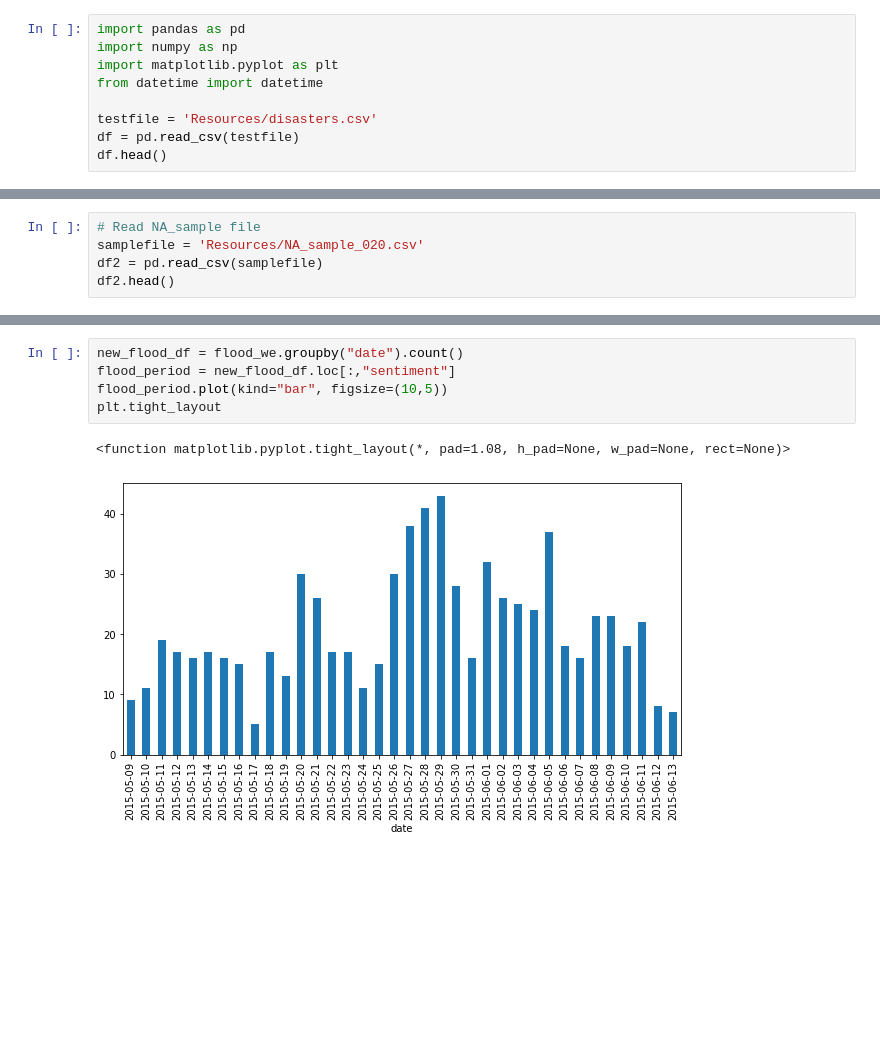
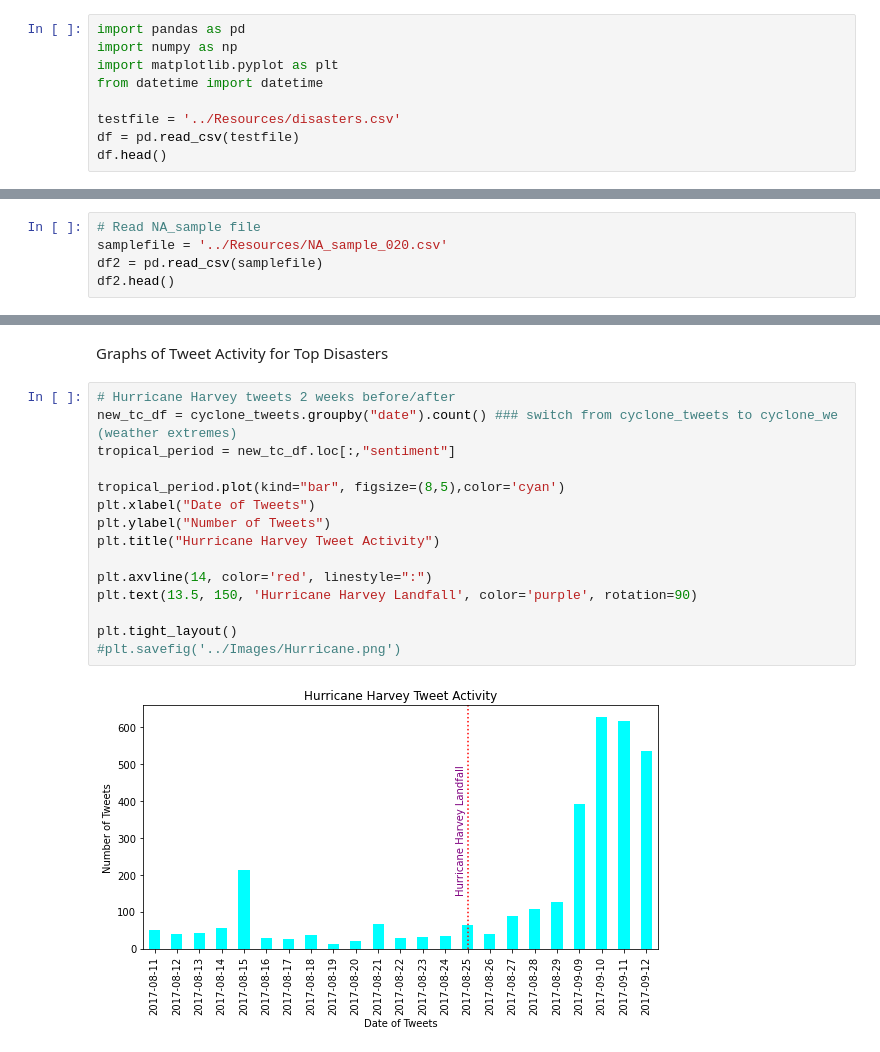
Before and after one commit to andcetera/Twitter-climate-change-sentiment, a Jupyter notebook: Individual_Contributors/us_disasters.ipynb, the cells around one changed output, grey strips where cells are left out. Saved outputs shown, nothing was run; the diff lists cells and outputs as text; blank space fills up the shorter version.

Commit message:
cleaned code and updated graphs

```diff
--- a/Individual_Contributors/us_disasters.ipynb
+++ b/Individual_Contributors/us_disasters.ipynb
@@ -4,7 +6,7 @@ import numpy as np
 import matplotlib.pyplot as plt
 from datetime import datetime
 
-testfile = 'Resources/disasters.csv'
+testfile = '../Resources/disasters.csv'
 df = pd.read_csv(testfile)
 df.head()
 # %% [output]
@@ -138,6 +124,6 @@ Name: end_date, dtype: datetime64[ns]
 # %%
 # Read NA_sample file
-samplefile = 'Resources/NA_sample_020.csv'
+samplefile = '../Resources/NA_sample_020.csv'
 df2 = pd.read_csv(samplefile)
 df2.head()
 # %% [output]
@@ -325,8 +242,19 @@ plt.tight_layout()
-# %%
-new_flood_df = flood_we.groupby("date").count()
-flood_period = new_flood_df.loc[:,"sentiment"]
-flood_period.plot(kind="bar", figsize=(10,5))
-plt.tight_layout
-# %% [output]
-<function matplotlib.pyplot.tight_layout(*, pad=1.08, h_pad=None, w_pad=None, rect=None)>
-[figure, removed]
+# %% [markdown]
+Graphs of Tweet Activity for Top Disasters
+# %%
+# Hurricane Harvey tweets 2 weeks before/after
+new_tc_df = cyclone_tweets.groupby("date").count() ### switch from cyclone_tweets to cyclone_we (weather extremes)
+tropical_period = new_tc_df.loc[:,"sentiment"]
+
+tropical_period.plot(kind="bar", figsize=(8,5),color='cyan')
+plt.xlabel("Date of Tweets")
+plt.ylabel("Number of Tweets")
+plt.title("Hurricane Harvey Tweet Activity")
+
+plt.axvline(14, color='red', linestyle=":")
+plt.text(13.5, 150, 'Hurricane Harvey Landfall', color='purple', rotation=90)
+
+plt.tight_layout()
+#plt.savefig('../Images/Hurricane.png')
+# %% [output]
+[figure, added]
```
Also changed, not shown: parts of 14 cells of this notebook.
